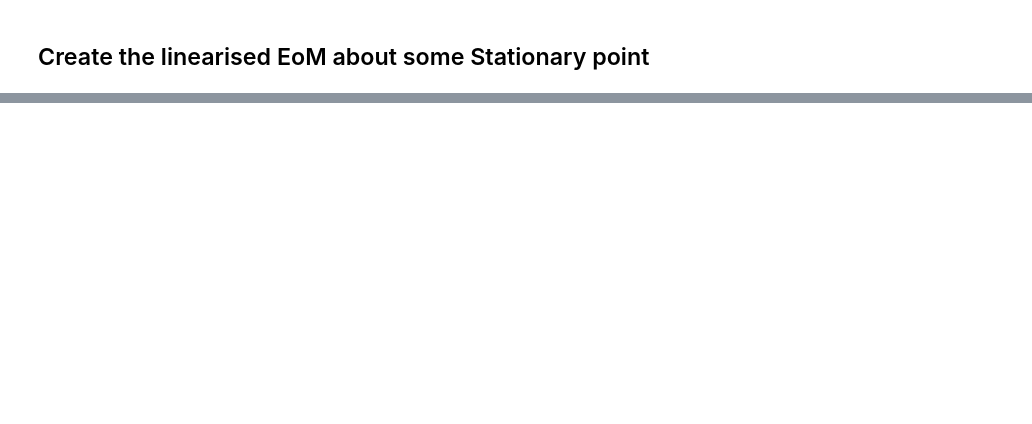
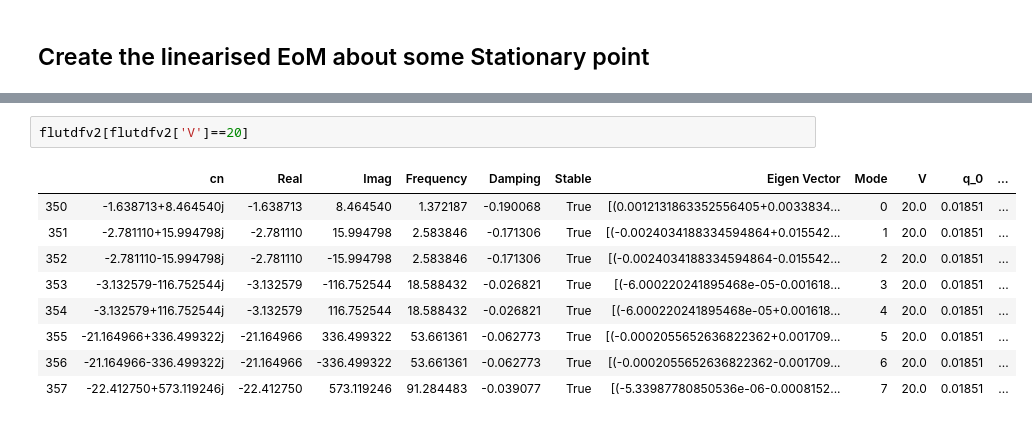
Before and after one commit to fh9g12/FwtModels, a Jupyter notebook: Workbooks/5_Non-linear FWTD Assumed Shapes/4_AssumedShapesV2-Flutter Plots.ipynb, the cells around one changed output, grey strips where cells are left out. Drawn from its saved outputs; the diff is of its cells as text; blank space fills up the shorter version.

```diff
--- a/Workbooks/5_Non-linear FWTD Assumed Shapes/4_AssumedShapesV2-Flutter Plots.ipynb
+++ b/Workbooks/5_Non-linear FWTD Assumed Shapes/4_AssumedShapesV2-Flutter Plots.ipynb
@@ -280,0 +399,12 @@ NameError: name 'isiterable' is not defined
+# %%
+flutdfv2[flutdfv2['V']==20]
+# %% [output]
+|  | cn | Real | Imag | Frequency | Damping | Stable | Eigen Vector | Mode | V | q_0 | ... |
+| 350 | -1.638713+8.464540j | -1.638713 | 8.464540 | 1.372187 | -0.190068 | True | [(0.0012131863352556405+0.0033834... | 0 | 20.0 | 0.01851 | ... |
+| 351 | -2.781110+15.994798j | -2.781110 | 15.994798 | 2.583846 | -0.171306 | True | [(-0.0024034188334594864+0.015542... | 1 | 20.0 | 0.01851 | ... |
+| 352 | -2.781110-15.994798j | -2.781110 | -15.994798 | 2.583846 | -0.171306 | True | [(-0.0024034188334594864-0.015542... | 2 | 20.0 | 0.01851 | ... |
+| 353 | -3.132579-116.752544j | -3.132579 | -116.752544 | 18.588432 | -0.026821 | True | [(-6.000220241895468e-05-0.001618... | 3 | 20.0 | 0.01851 | ... |
+| 354 | -3.132579+116.752544j | -3.132579 | 116.752544 | 18.588432 | -0.026821 | True | [(-6.000220241895468e-05+0.001618... | 4 | 20.0 | 0.01851 | ... |
+| 355 | -21.164966+336.499322j | -21.164966 | 336.499322 | 53.661361 | -0.062773 | True | [(-0.0002055652636822362+0.001709... | 5 | 20.0 | 0.01851 | ... |
+| 356 | -21.164966-336.499322j | -21.164966 | -336.499322 | 53.661361 | -0.062773 | True | [(-0.0002055652636822362-0.001709... | 6 | 20.0 | 0.01851 | ... |
+| 357 | -22.412750+573.119246j | -22.412750 | 573.119246 | 91.284483 | -0.039077 | True | [(-5.33987780850536e-06-0.0008152... | 7 | 20.0 | 0.01851 | ... |
```
Also changed, not shown: parts of 19 cells of this notebook, 7 other files.
